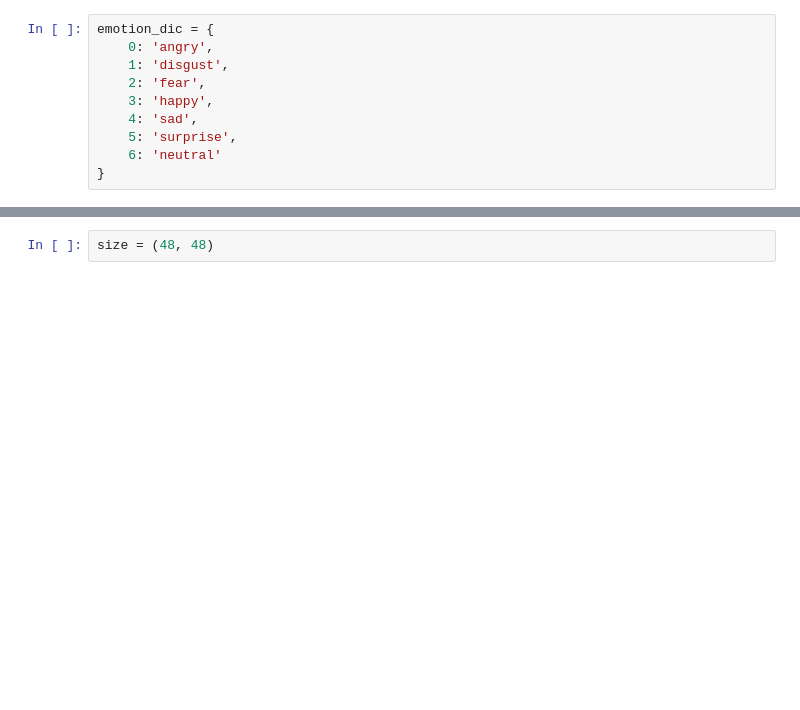
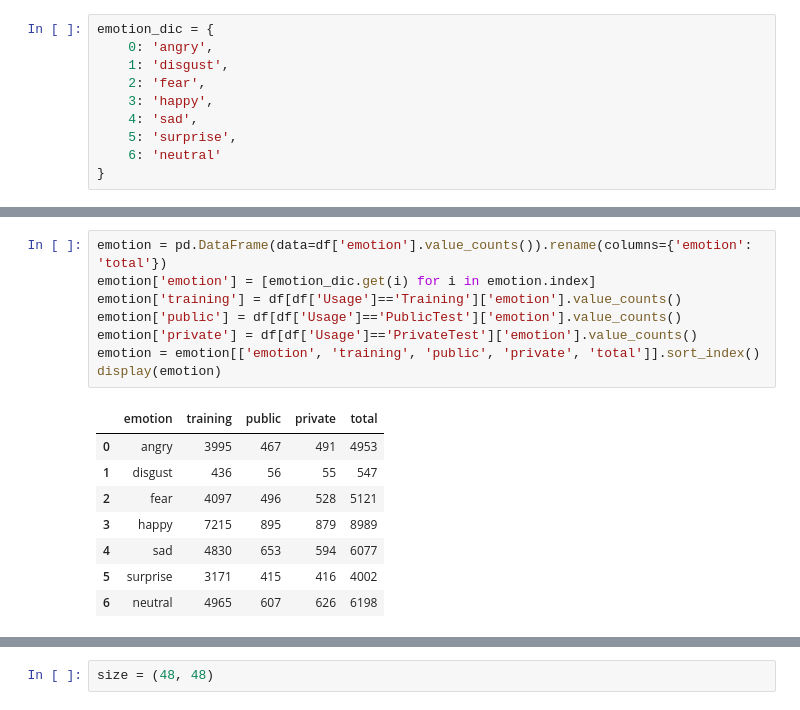
Before and after one commit to jiuntian/partner_face_emotion_recognition, a Jupyter notebook: visual_fer2013.ipynb, the cells around one changed output, grey strips where cells are left out. Drawn from its saved outputs; the diff is of its cells as text; blank space fills up the shorter version.

```diff
--- a/visual_fer2013.ipynb
+++ b/visual_fer2013.ipynb
@@ -86,0 +65,17 @@ usage
+# %%
+emotion = pd.DataFrame(data=df['emotion'].value_counts()).rename(columns={'emotion': 'total'})
+emotion['emotion'] = [emotion_dic.get(i) for i in emotion.index]
+emotion['training'] = df[df['Usage']=='Training']['emotion'].value_counts()
+emotion['public'] = df[df['Usage']=='PublicTest']['emotion'].value_counts()
+emotion['private'] = df[df['Usage']=='PrivateTest']['emotion'].value_counts()
+emotion = emotion[['emotion', 'training', 'public', 'private', 'total']].sort_index()
+display(emotion)
+# %% [output]
+|  | emotion | training | public | private | total |
+| 0 | angry | 3995 | 467 | 491 | 4953 |
+| 1 | disgust | 436 | 56 | 55 | 547 |
+| 2 | fear | 4097 | 496 | 528 | 5121 |
+| 3 | happy | 7215 | 895 | 879 | 8989 |
+| 4 | sad | 4830 | 653 | 594 | 6077 |
+| 5 | surprise | 3171 | 415 | 416 | 4002 |
+| 6 | neutral | 4965 | 607 | 626 | 6198 |
```
Also changed, not shown: parts of 6 cells of this notebook.
